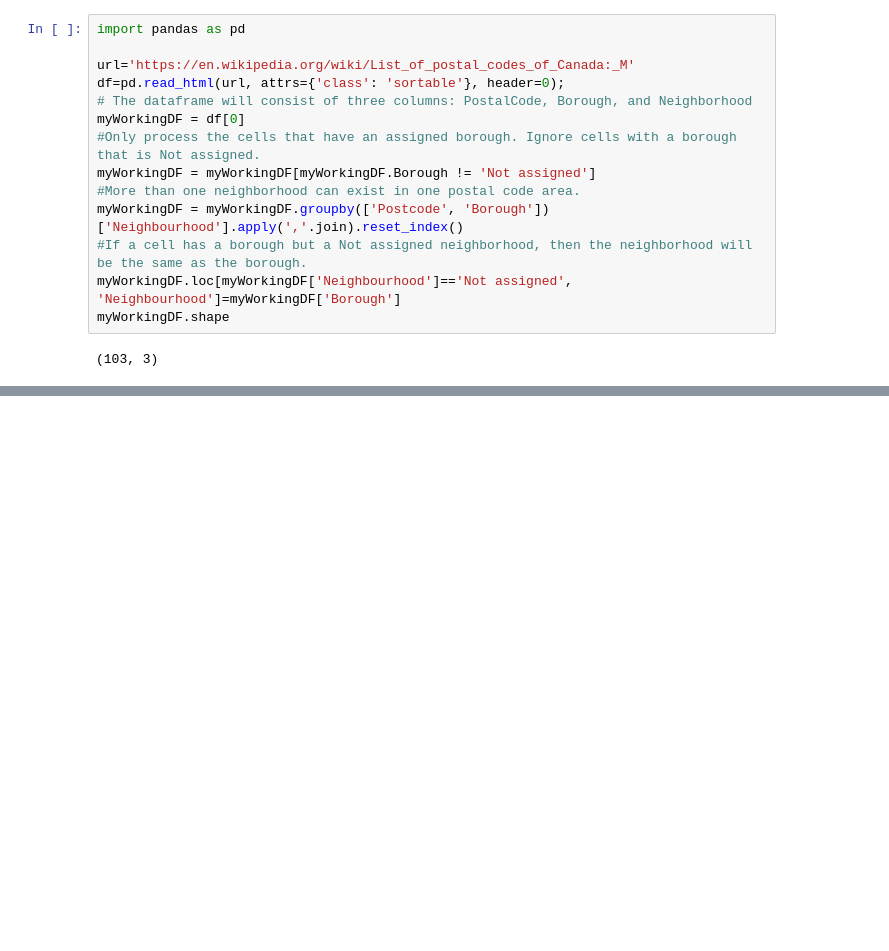
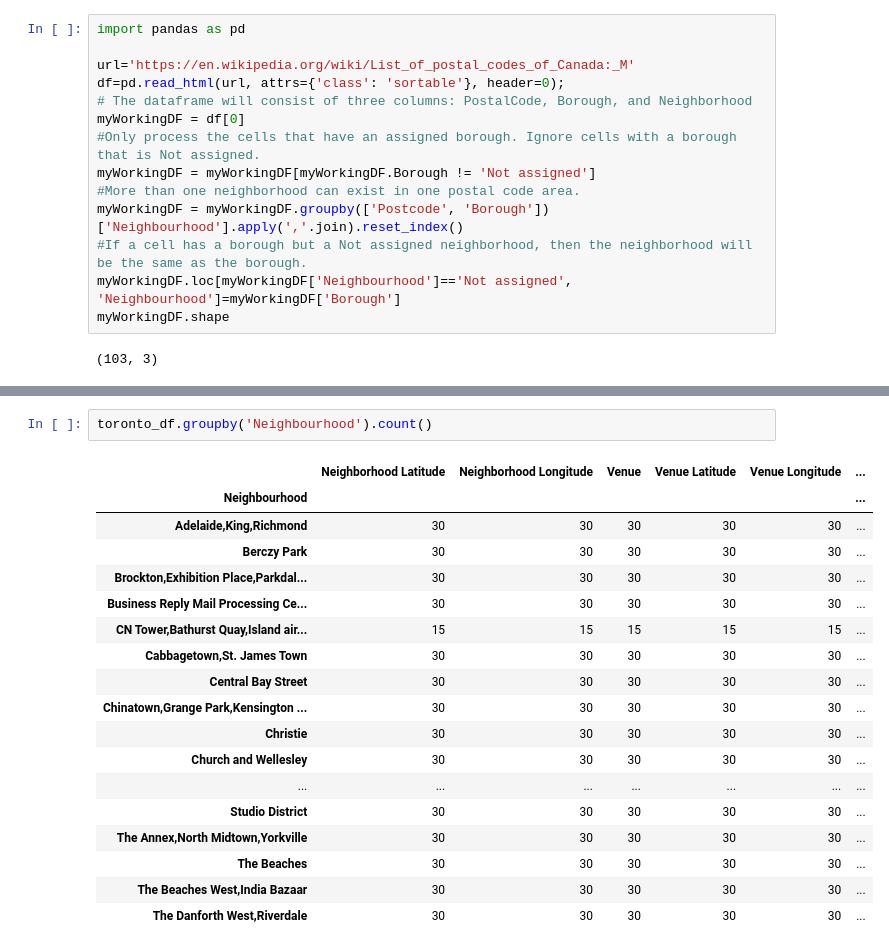
Before and after one commit to mariofernandes/Coursera_Capstone, a Jupyter notebook: capstone-week3.ipynb, the cells around one changed output, grey strips where cells are left out. Cells and saved outputs as stored; diff of their text form; blank space fills up the shorter version.

```diff
--- a/capstone-week3.ipynb
+++ b/capstone-week3.ipynb
@@ -35,0 +218,21 @@ myNewDF.head(8)
+# %%
+toronto_df.groupby('Neighbourhood').count()
+# %% [output]
+|  | Neighborhood Latitude | Neighborhood Longitude | Venue | Venue Latitude | Venue Longitude | ... |
+| Neighbourhood |  |  |  |  |  | ... |
+| Adelaide,King,Richmond | 30 | 30 | 30 | 30 | 30 | ... |
+| Berczy Park | 30 | 30 | 30 | 30 | 30 | ... |
+| Brockton,Exhibition Place,Parkdal... | 30 | 30 | 30 | 30 | 30 | ... |
+| Business Reply Mail Processing Ce... | 30 | 30 | 30 | 30 | 30 | ... |
+| CN Tower,Bathurst Quay,Island air... | 15 | 15 | 15 | 15 | 15 | ... |
+| Cabbagetown,St. James Town | 30 | 30 | 30 | 30 | 30 | ... |
+| Central Bay Street | 30 | 30 | 30 | 30 | 30 | ... |
+| Chinatown,Grange Park,Kensington ... | 30 | 30 | 30 | 30 | 30 | ... |
+| Christie | 30 | 30 | 30 | 30 | 30 | ... |
+| Church and Wellesley | 30 | 30 | 30 | 30 | 30 | ... |
+| ... | ... | ... | ... | ... | ... | ... |
+| Studio District | 30 | 30 | 30 | 30 | 30 | ... |
+| The Annex,North Midtown,Yorkville | 30 | 30 | 30 | 30 | 30 | ... |
+| The Beaches | 30 | 30 | 30 | 30 | 30 | ... |
+| The Beaches West,India Bazaar | 30 | 30 | 30 | 30 | 30 | ... |
+| The Danforth West,Riverdale | 30 | 30 | 30 | 30 | 30 | ... |
```
Also changed, not shown: parts of 18 cells of this notebook.
